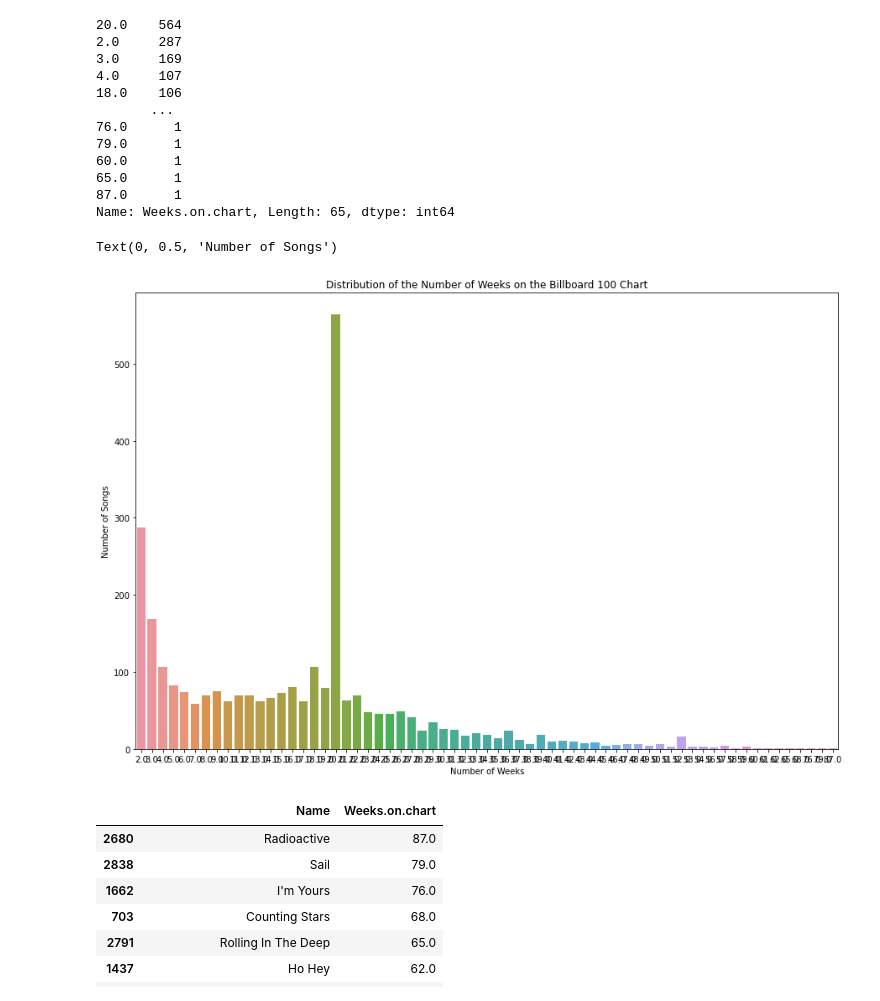
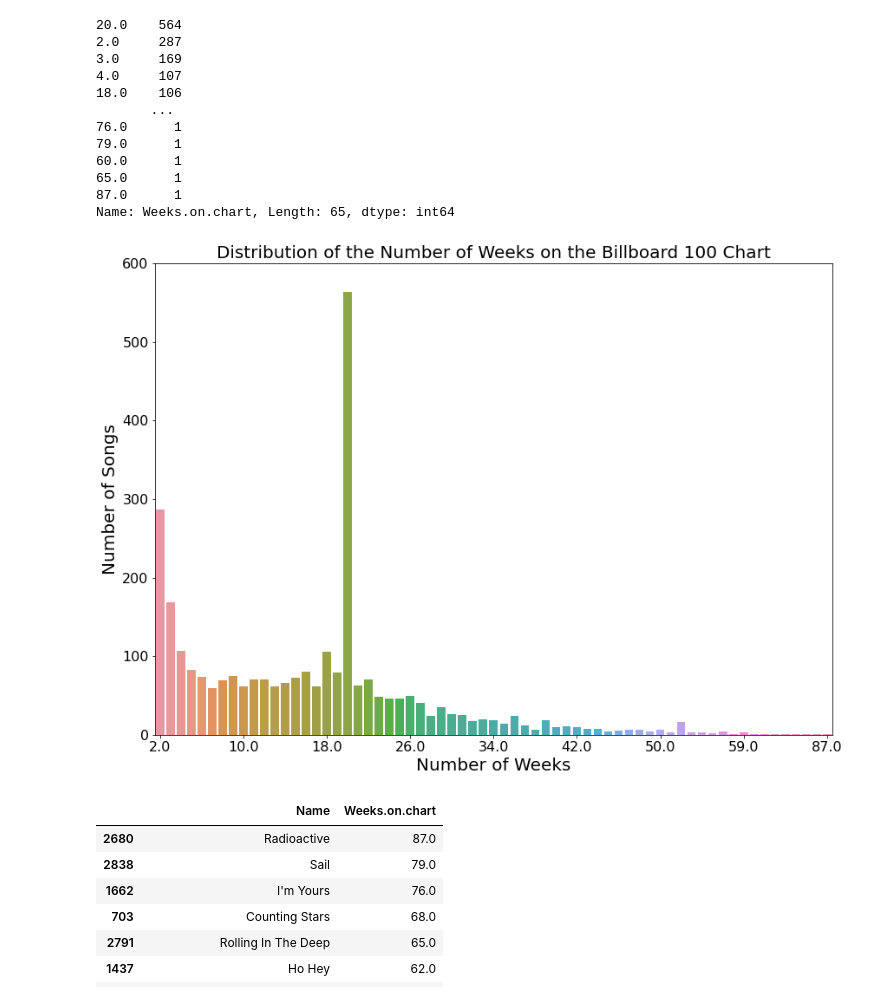
Before and after one commit to catbaker3/final, a Jupyter notebook: Final- Alt Dataset.ipynb, the cells around one changed output. Drawn from its saved outputs; the diff is of its cells as text; code cells hidden in the pictures.

```diff
--- a/Final- Alt Dataset.ipynb
+++ b/Final- Alt Dataset.ipynb
@@ -114,3 +87,5 @@ dtype: int64
 # %%
 # Filter to only show songs from the last ten years (November 2010-Dec 2019 (end of dataset))
 billboard_100 = billboard_100.loc[billboard_100['Week'] > '2009-07-01']
+# %%
+billboard_100 = billboard_100.drop(['Unnamed: 0', 'Writing.Credits', 'Features'], axis=1)
@@ -117,3 +115,5 @@ billboard_100 = billboard_100.loc[billboard_100['Week'] > '2009-07-01']
+# %%
+billboard_100 = billboard_100.rename(columns={'Weekly.rank':'Rank', "Peak.position":'Peak_Rank'})
 # %%
 billboard_100.head()
 # %% [output]
@@ -178,14 +144,17 @@ max_weeks['Weeks.on.chart'].value_counts()
 Name: Weeks.on.chart, Length: 65, dtype: int64
 # %%
 # Plot the distribution
-plt.figure(figsize=(15,10))
+plt.figure(figsize=(14,10))
 sns.countplot(max_weeks['Weeks.on.chart'])
-plt.title('Distribution of the Number of Weeks on the Billboard 100 Chart')
-plt.xlabel('Number of Weeks')
-plt.ylabel('Number of Songs')
+plt.title('Distribution of the Number of Weeks on the Billboard 100 Chart', fontsize=20)
+plt.xlabel('Number of Weeks', fontsize=20)
+plt.ylabel('Number of Songs', fontsize=20)
+plt.yticks(np.arange(0, 700, 100))
+plt.tick_params(axis='y', which='major', labelsize=16)
+plt.xticks(np.arange(0, 70, 8))
+plt.tick_params(axis='x', which='major', labelsize=16)
 # %% [output]
-Text(0, 0.5, 'Number of Songs')
-[figure, old version]
+[figure, new version]
 # %%
 # Look at the songs with the longest time on the charts
 max_weeks.loc[max_weeks['Weeks.on.chart'] >= 55].sort_values(by = 'Weeks.on.chart', ascending=False)
```
Also changed, not shown: parts of 45 cells of this notebook.
